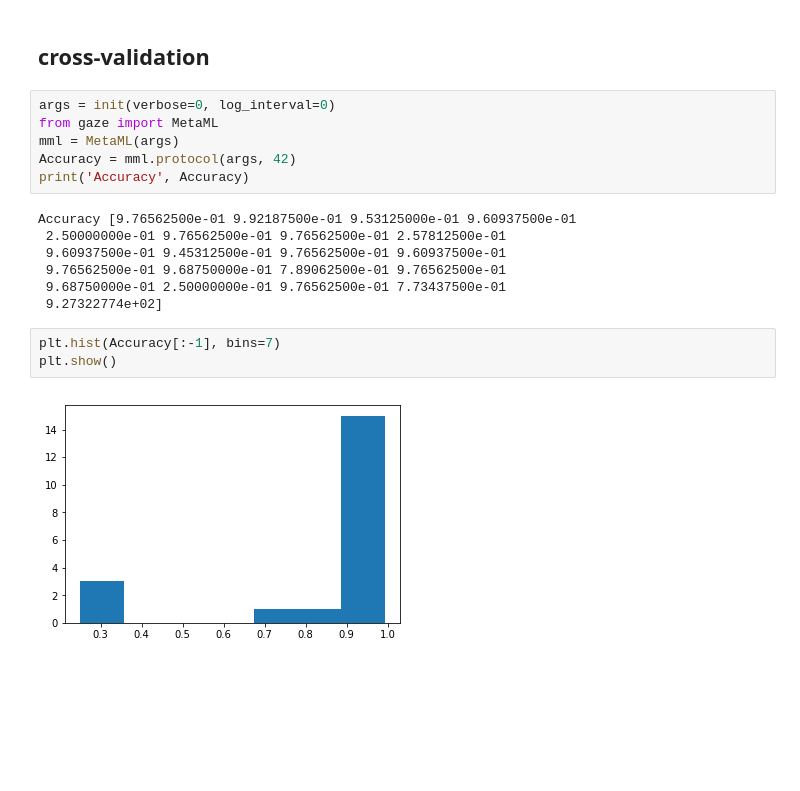
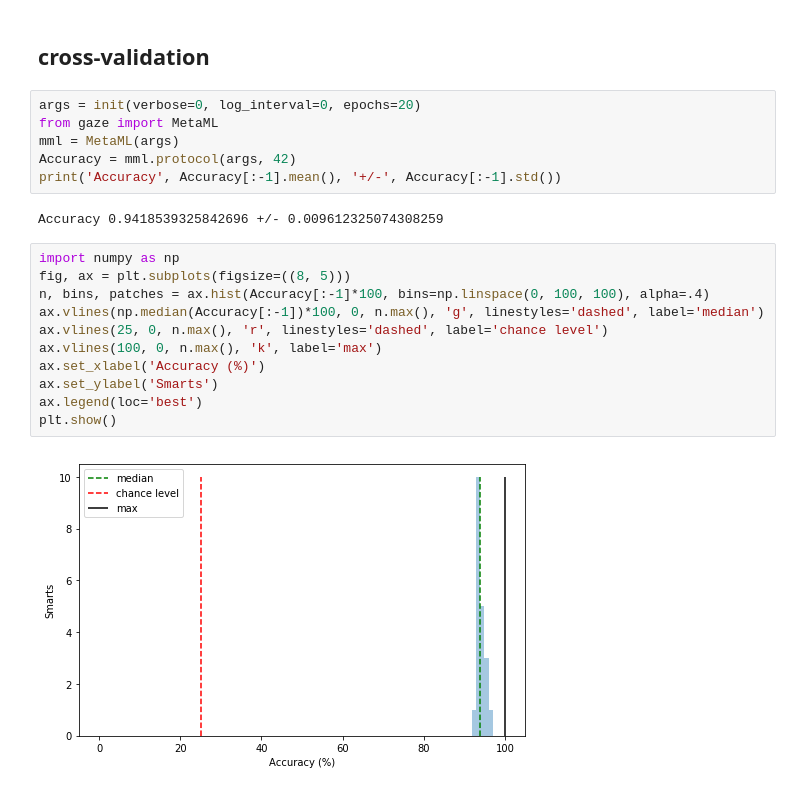
Before and after one commit to laurentperrinet/CatchTheEye, a Jupyter notebook: B_training the model.ipynb, the cells around one changed output. Cells and saved outputs as stored; diff of their text form; blank space fills up the shorter version.

Commit message:
more images

```diff
--- a/B_training the model.ipynb
+++ b/B_training the model.ipynb
@@ -158,20 +156,23 @@ pred  :blink
 # %% [markdown]
 ## cross-validation
 # %%
-args = init(verbose=0, log_interval=0)
+args = init(verbose=0, log_interval=0, epochs=20)
 from gaze import MetaML
 mml = MetaML(args)
 Accuracy = mml.protocol(args, 42)
-print('Accuracy', Accuracy)
+print('Accuracy', Accuracy[:-1].mean(), '+/-', Accuracy[:-1].std())
 # %% [output]
-Accuracy [9.76562500e-01 9.92187500e-01 9.53125000e-01 9.60937500e-01
- 2.50000000e-01 9.76562500e-01 9.76562500e-01 2.57812500e-01
- 9.60937500e-01 9.45312500e-01 9.76562500e-01 9.60937500e-01
- 9.76562500e-01 9.68750000e-01 7.89062500e-01 9.76562500e-01
- 9.68750000e-01 2.50000000e-01 9.76562500e-01 7.73437500e-01
- 9.27322774e+02]
+Accuracy 0.9418539325842696 +/- 0.009612325074308259
-# %%
-plt.hist(Accuracy[:-1], bins=7)
-plt.show()
-# %% [output]
-[figure, removed]
+# %%
+import numpy as np
+fig, ax = plt.subplots(figsize=((8, 5)))
+n, bins, patches = ax.hist(Accuracy[:-1]*100, bins=np.linspace(0, 100, 100), alpha=.4)
+ax.vlines(np.median(Accuracy[:-1])*100, 0, n.max(), 'g', linestyles='dashed', label='median')
+ax.vlines(25, 0, n.max(), 'r', linestyles='dashed', label='chance level')
+ax.vlines(100, 0, n.max(), 'k', label='max')
+ax.set_xlabel('Accuracy (%)')
+ax.set_ylabel('Smarts')
+ax.legend(loc='best')
+plt.show()
+# %% [output]
+[figure, added]
```
Also changed, not shown: parts of 9 cells of this notebook, 3 other files.
